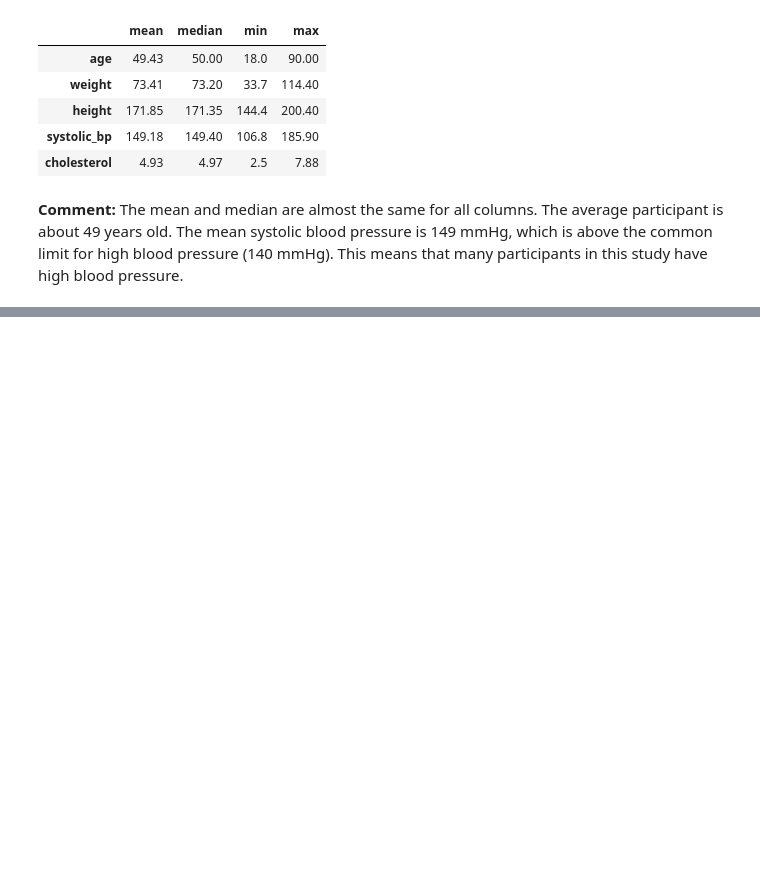
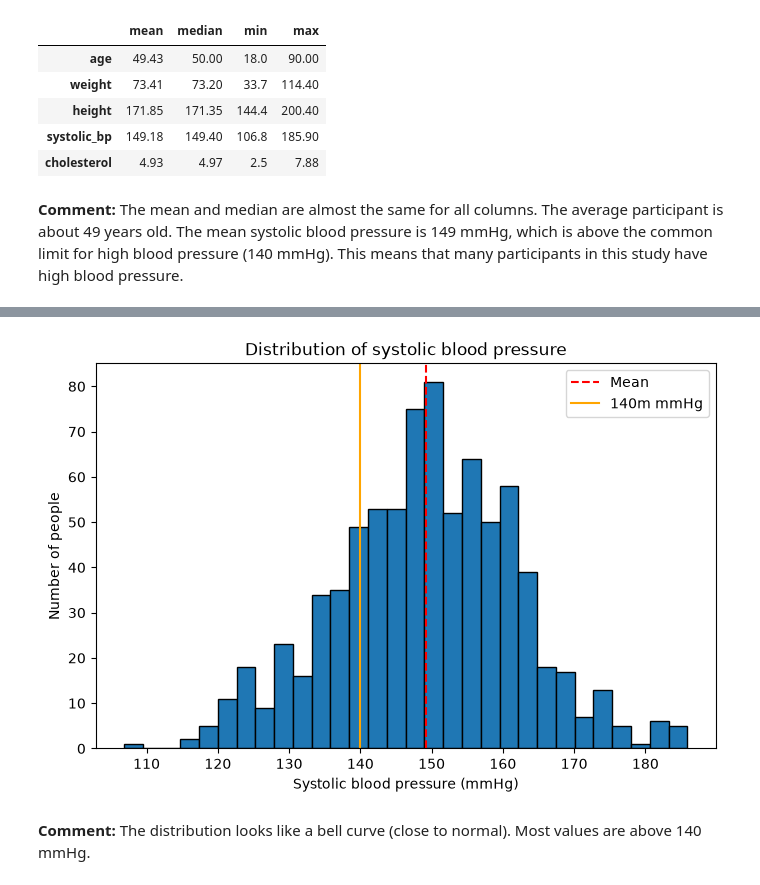
Before and after one commit to Wansiri-D/health-study, a Jupyter notebook: health_study_del1.ipynb, the cells around one changed output, grey strips where cells are left out. Cells and saved outputs as stored; diff of their text form; code cells hidden in the pictures; blank space fills up the shorter version.

Commit message:
Add histogram of systolic blood pressure

```diff
--- a/health_study_del1.ipynb
+++ b/health_study_del1.ipynb
@@ -126,0 +132,21 @@ have high blood pressure.
+# %%
+fig, ax = plt.subplots(figsize=(8, 5))
+
+# วาด histogram แบ่งเป็น 30 ช่อง ใส่ขอบดำให้เห็นแต่ละแท่งชัด
+ax.hist(df["systolic_bp"], bins = 30, edgecolor="black")
+
+# เส้นประสีแดง = ค่าเฉลี่ย
+ax.axvline(df["systolic_bp"].mean(), color="red", linestyle="--", label="Mean")
+# เส้นสีส้ม = เกณฑ์ความดันสูง
+ax.axvline(140, color="orange", label="140m mmHg")
+
+ax.set_title("Distribution of systolic blood pressure")
+ax.set_xlabel("Systolic blood pressure (mmHg)")
+ax.set_ylabel("Number of people")
+ax.legend()
+plt.show()
+# %% [output]
+[figure, added]
+# %% [markdown]
+**Comment:** The distribution looks like a bell curve (close to normal).
+Most values are above 140 mmHg.
```
Also changed, not shown: parts of 1 cell of this notebook.
